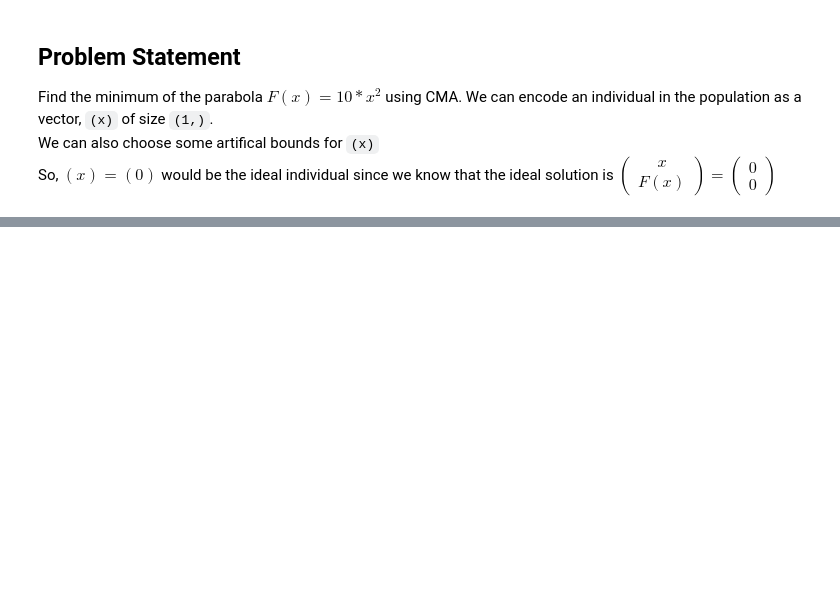
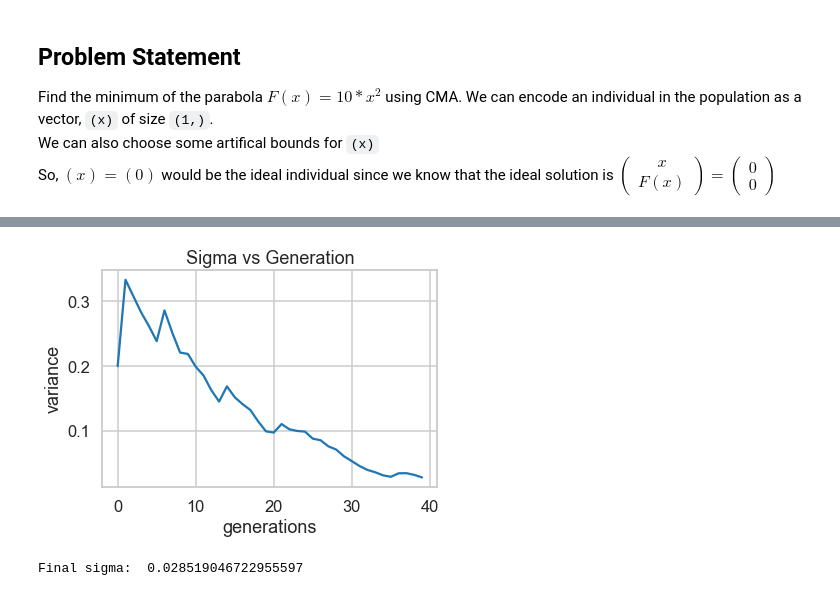
Before and after one commit to luketl2/ME-447-Project-1, a Jupyter notebook: code/Problem3/Problem3_CMA.ipynb, the cells around one changed output, grey strips where cells are left out. Cells and saved outputs as stored; diff of their text form; code cells hidden in the pictures; blank space fills up the shorter version.

```diff
--- a/code/Problem3/Problem3_CMA.ipynb
+++ b/code/Problem3/Problem3_CMA.ipynb
@@ -198,0 +247,5 @@ array([-3.23840194e-17])
+# %%
+cma_es.plot_sigma()
+# %% [output]
+[figure, added]
+Final sigma:  0.028519046722955597
```
Also changed, not shown: parts of 3 cells of this notebook, 3 other files.
